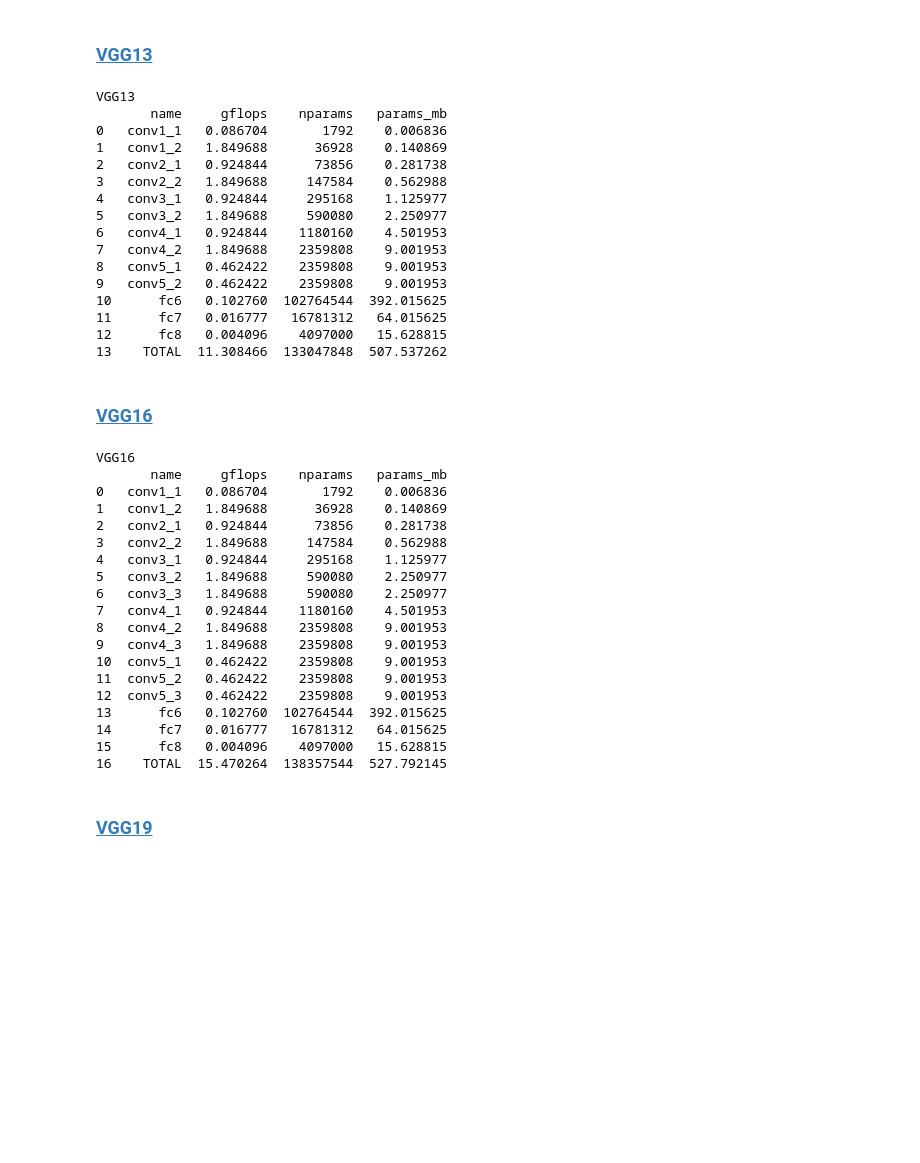
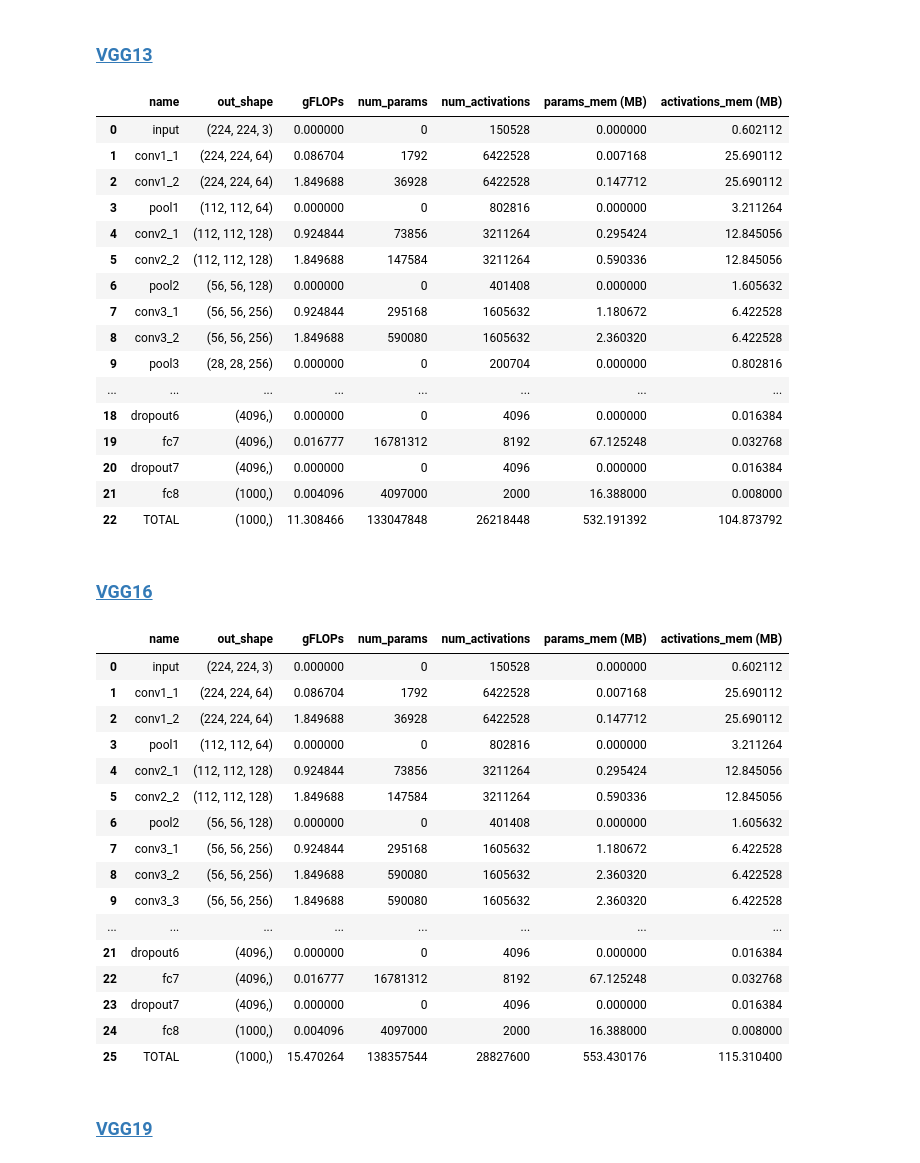
Before and after one commit to sergey-serebryakov/nns, a Jupyter notebook: notebooks/dlbs_models.ipynb, the cells around one changed output. Drawn from its saved outputs; the diff is of its cells as text; code cells hidden in the pictures; blank space fills up the shorter version.

```diff
--- a/notebooks/dlbs_models.ipynb
+++ b/notebooks/dlbs_models.ipynb
@@ -108,48 +140,47 @@ VGG11
 # %% [markdown]
 ### [VGG13](http://ethereon.github.io/netscope/#/gist/a96ba317064a61b22a1742bd05c54816)
 # %%
-ModelSummary(models.VGG(version='vgg13').create()).summary()
+estimate(models.VGG(version='vgg13'), inference, training)
 # %% [output]
-VGG13
-       name     gflops    nparams   params_mb
-0   conv1_1   0.086704       1792    0.006836
-1   conv1_2   1.849688      36928    0.140869
-2   conv2_1   0.924844      73856    0.281738
-3   conv2_2   1.849688     147584    0.562988
-4   conv3_1   0.924844     295168    1.125977
-5   conv3_2   1.849688     590080    2.250977
-6   conv4_1   0.924844    1180160    4.501953
-7   conv4_2   1.849688    2359808    9.001953
-8   conv5_1   0.462422    2359808    9.001953
-9   conv5_2   0.462422    2359808    9.001953
-10      fc6   0.102760  102764544  392.015625
-11      fc7   0.016777   16781312   64.015625
-12      fc8   0.004096    4097000   15.628815
-13    TOTAL  11.308466  133047848  507.537262
+|  | name | out_shape | gFLOPs | num_params | num_activations | params_mem (MB) | activations_mem (MB) |
+| 0 | input | (224, 224, 3) | 0.000000 | 0 | 150528 | 0.000000 | 0.602112 |
+| 1 | conv1_1 | (224, 224, 64) | 0.086704 | 1792 | 6422528 | 0.007168 | 25.690112 |
+| 2 | conv1_2 | (224, 224, 64) | 1.849688 | 36928 | 6422528 | 0.147712 | 25.690112 |
+| 3 | pool1 | (112, 112, 64) | 0.000000 | 0 | 802816 | 0.000000 | 3.211264 |
+| 4 | conv2_1 | (112, 112, 128) | 0.924844 | 73856 | 3211264 | 0.295424 | 12.845056 |
+| 5 | conv2_2 | (112, 112, 128) | 1.849688 | 147584 | 3211264 | 0.590336 | 12.845056 |
+| 6 | pool2 | (56, 56, 128) | 0.000000 | 0 | 401408 | 0.000000 | 1.605632 |
+| 7 | conv3_1 | (56, 56, 256) | 0.924844 | 295168 | 1605632 | 1.180672 | 6.422528 |
+| 8 | conv3_2 | (56, 56, 256) | 1.849688 | 590080 | 1605632 | 2.360320 | 6.422528 |
+| 9 | pool3 | (28, 28, 256) | 0.000000 | 0 | 200704 | 0.000000 | 0.802816 |
+| ... | ... | ... | ... | ... | ... | ... | ... |
+| 18 | dropout6 | (4096,) | 0.000000 | 0 | 4096 | 0.000000 | 0.016384 |
+| 19 | fc7 | (4096,) | 0.016777 | 16781312 | 8192 | 67.125248 | 0.032768 |
+| 20 | dropout7 | (4096,) | 0.000000 | 0 | 4096 | 0.000000 | 0.016384 |
+| 21 | fc8 | (1000,) | 0.004096 | 4097000 | 2000 | 16.388000 | 0.008000 |
+| 22 | TOTAL | (1000,) | 11.308466 | 133047848 | 26218448 | 532.191392 | 104.873792 |
 # %% [markdown]
 ### [VGG16](http://ethereon.github.io/netscope/#/gist/050efcbb3f041bfc2a392381d0aac671)
 # %%
-ModelSummary(models.VGG(version='vgg16').create()).summary()
+estimate(models.VGG(version='vgg16'), inference, training)
 # %% [output]
-VGG16
-       name     gflops    nparams   params_mb
-0   conv1_1   0.086704       1792    0.006836
-1   conv1_2   1.849688      36928    0.140869
-2   conv2_1   0.924844      73856    0.281738
-3   conv2_2   1.849688     147584    0.562988
-4   conv3_1   0.924844     295168    1.125977
-5   conv3_2   1.849688     590080    2.250977
-6   conv3_3   1.849688     590080    2.250977
-7   conv4_1   0.924844    1180160    4.501953
-8   conv4_2   1.849688    2359808    9.001953
-9   conv4_3   1.849688    2359808    9.001953
-10  conv5_1   0.462422    2359808    9.001953
-11  conv5_2   0.462422    2359808    9.001953
-12  conv5_3   0.462422    2359808    9.001953
-13      fc6   0.102760  102764544  392.015625
-14      fc7   0.016777   16781312   64.015625
-15      fc8   0.004096    4097000   15.628815
-16    TOTAL  15.470264  138357544  527.792145
+|  | name | out_shape | gFLOPs | num_params | num_activations | params_mem (MB) | activations_mem (MB) |
+| 0 | input | (224, 224, 3) | 0.000000 | 0 | 150528 | 0.000000 | 0.602112 |
+| 1 | conv1_1 | (224, 224, 64) | 0.086704 | 1792 | 6422528 | 0.007168 | 25.690112 |
+| 2 | conv1_2 | (224, 224, 64) | 1.849688 | 36928 | 6422528 | 0.147712 | 25.690112 |
+| 3 | pool1 | (112, 112, 64) | 0.000000 | 0 | 802816 | 0.000000 | 3.211264 |
+| 4 | conv2_1 | (112, 112, 128) | 0.924844 | 73856 | 3211264 | 0.295424 | 12.845056 |
+| 5 | conv2_2 | (112, 112, 128) | 1.849688 | 147584 | 3211264 | 0.590336 | 12.845056 |
+| 6 | pool2 | (56, 56, 128) | 0.000000 | 0 | 401408 | 0.000000 | 1.605632 |
+| 7 | conv3_1 | (56, 56, 256) | 0.924844 | 295168 | 1605632 | 1.180672 | 6.422528 |
+| 8 | conv3_2 | (56, 56, 256) | 1.849688 | 590080 | 1605632 | 2.360320 | 6.422528 |
+| 9 | conv3_3 | (56, 56, 256) | 1.849688 | 590080 | 1605632 | 2.360320 | 6.422528 |
+| ... | ... | ... | ... | ... | ... | ... | ... |
+| 21 | dropout6 | (4096,) | 0.000000 | 0 | 4096 | 0.000000 | 0.016384 |
+| 22 | fc7 | (4096,) | 0.016777 | 16781312 | 8192 | 67.125248 | 0.032768 |
+| 23 | dropout7 | (4096,) | 0.000000 | 0 | 4096 | 0.000000 | 0.016384 |
+| 24 | fc8 | (1000,) | 0.004096 | 4097000 | 2000 | 16.388000 | 0.008000 |
+| 25 | TOTAL | (1000,) | 15.470264 | 138357544 | 28827600 | 553.430176 | 115.310400 |
 # %% [markdown]
 ### [VGG19](http://ethereon.github.io/netscope/#/gist/f9e55d5947ac0043973b32b7ff51b778)
 # %%
```
Also changed, not shown: parts of 25 cells of this notebook, 13 other files.
